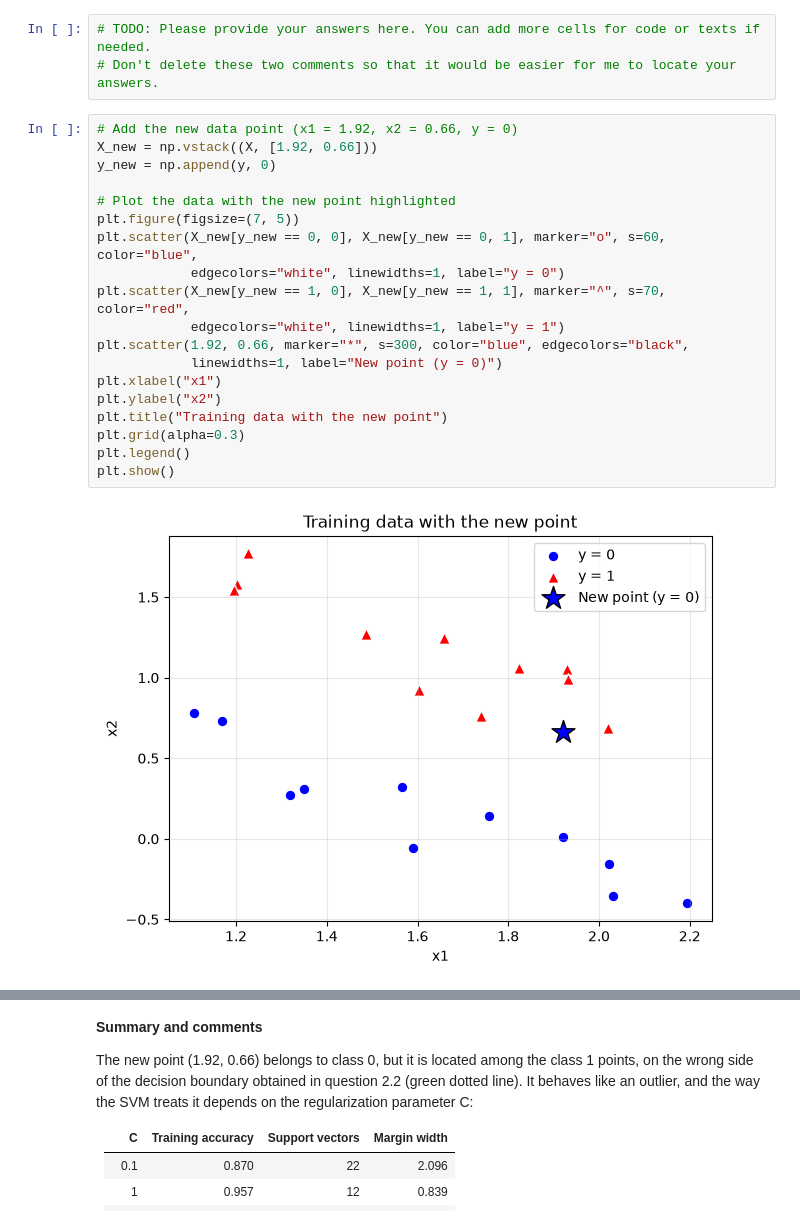
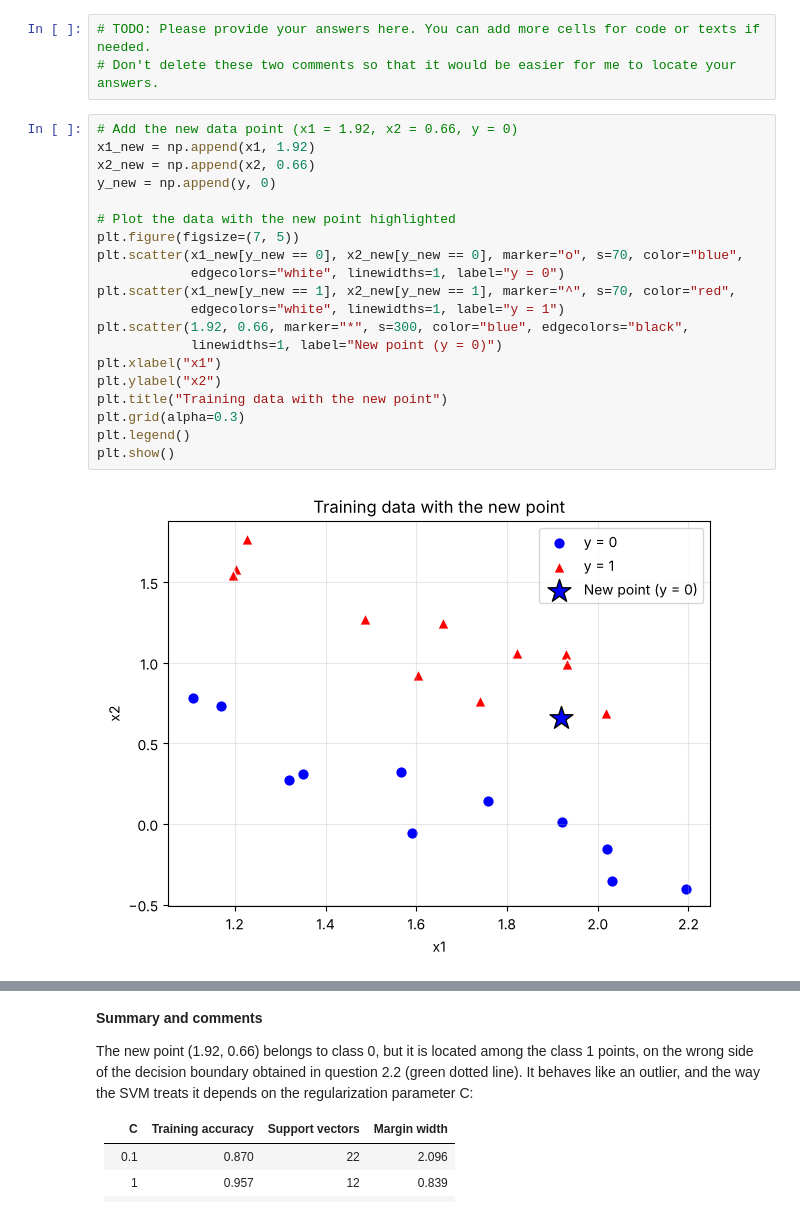
Before and after one commit to 25adiaz-apps/assignment-3-machine-learning, a Jupyter notebook: notebooks/CIVE779MachineLearningforEngineers-Assignment3.ipynb, the cells around one changed output, grey strips where cells are left out. Drawn from its saved outputs; the diff is of its cells as text.

```diff
--- a/notebooks/CIVE779MachineLearningforEngineers-Assignment3.ipynb
+++ b/notebooks/CIVE779MachineLearningforEngineers-Assignment3.ipynb
@@ -337,22 +337,23 @@ Los tres modelos clasifican los datos de entrenamiento con un 100% de precision.
 # Don't delete these two comments so that it would be easier for me to locate your answers.
 # %%
 # Add the new data point (x1 = 1.92, x2 = 0.66, y = 0)
-X_new = np.vstack((X, [1.92, 0.66]))
+x1_new = np.append(x1, 1.92)
+x2_new = np.append(x2, 0.66)
 y_new = np.append(y, 0)
 
 # Plot the data with the new point highlighted
 plt.figure(figsize=(7, 5))
-plt.scatter(X_new[y_new == 0, 0], X_new[y_new == 0, 1], marker="o", s=60, color="blue",
+plt.scatter(x1_new[y_new == 0], x2_new[y_new == 0], marker="o", s=70, color="blue",
             edgecolors="white", linewidths=1, label="y = 0")
-plt.scatter(X_new[y_new == 1, 0], X_new[y_new == 1, 1], marker="^", s=70, color="red",
+plt.scatter(x1_new[y_new == 1], x2_new[y_new == 1], marker="^", s=70, color="red",
             edgecolors="white", linewidths=1, label="y = 1")
 plt.scatter(1.92, 0.66, marker="*", s=300, color="blue", edgecolors="black",
             linewidths=1, label="New point (y = 0)")
 plt.xlabel("x1")
 plt.ylabel("x2")
 plt.title("Training data with the new point")
 plt.grid(alpha=0.3)
 plt.legend()
 plt.show()
 # %% [output]
-[figure, old version]
+[figure, new version]
```
Also changed, not shown: parts of 4 cells of this notebook.
